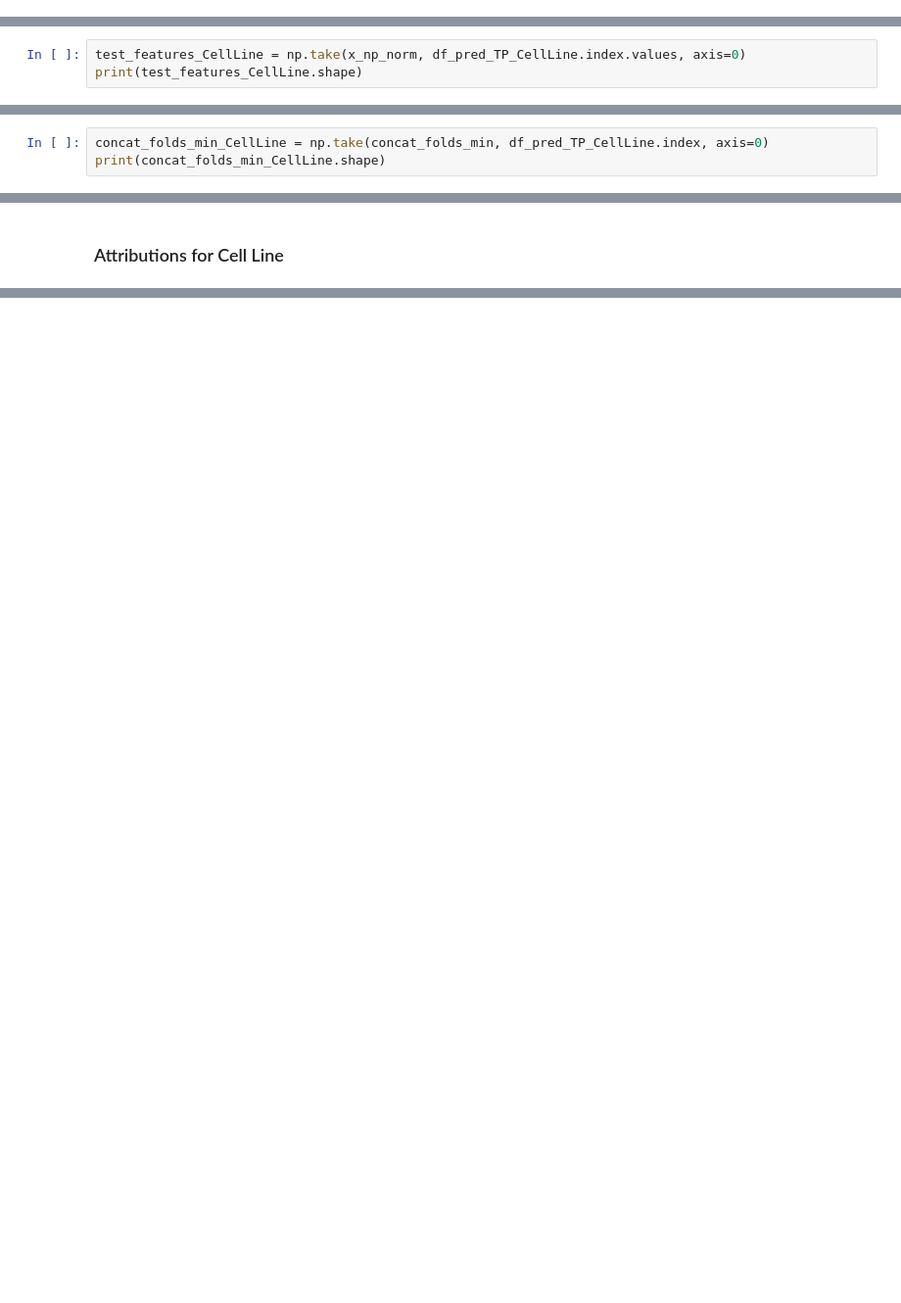
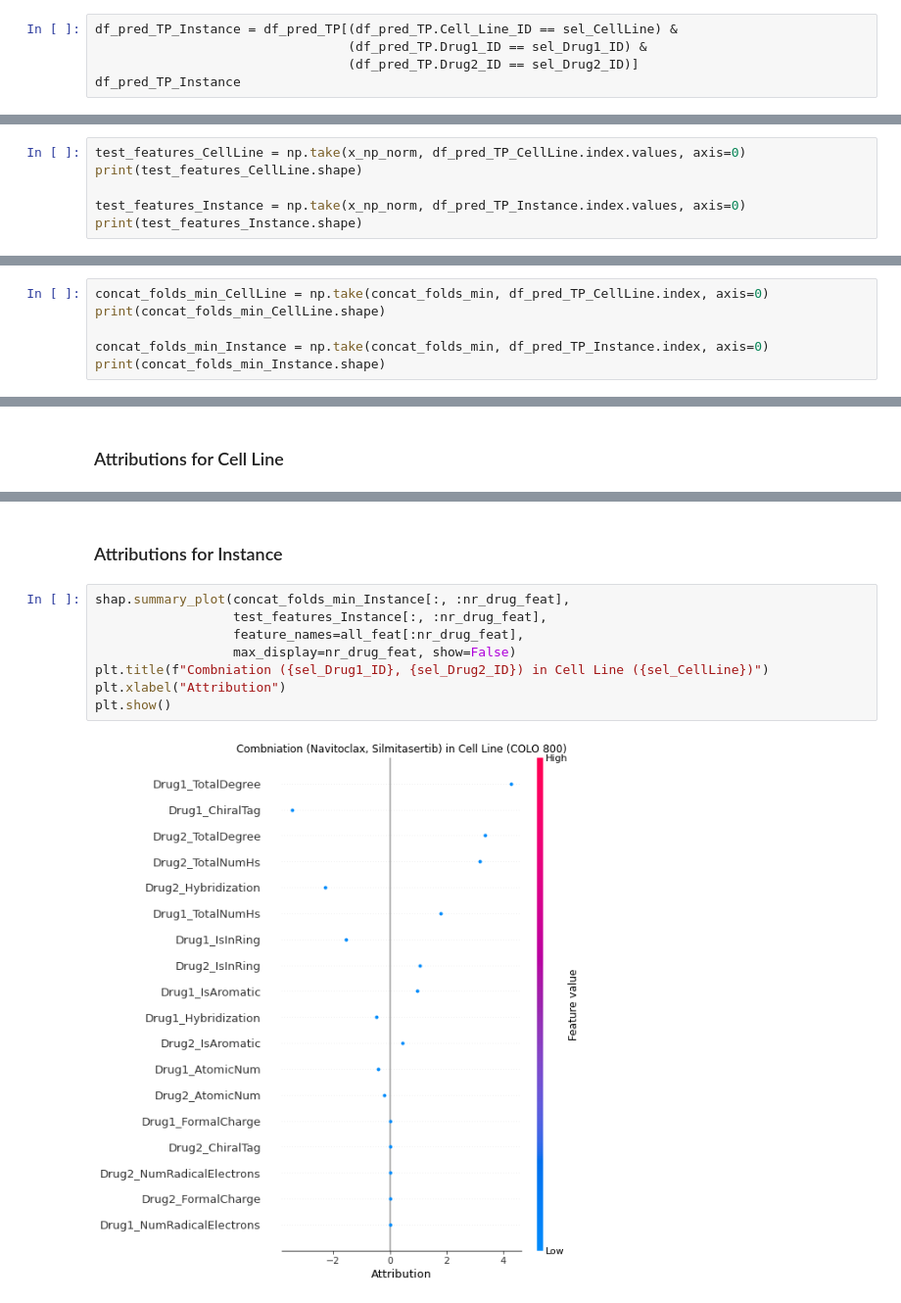
Before and after one commit to uzh-dqbm-cmi/graphnn, a Jupyter notebook: notebooks/AltModels/DeepAdr_train_eval-DrugComb-v1.5-5foldCV-AltModels-DeepSynergy.ipynb, the cells around one changed output, grey strips where cells are left out. Shown at 98% size. Cells and saved outputs as stored; diff of their text form; blank space fills up the shorter version.

```diff
--- a/notebooks/AltModels/DeepAdr_train_eval-DrugComb-v1.5-5foldCV-AltModels-DeepSynergy.ipynb
+++ b/notebooks/AltModels/DeepAdr_train_eval-DrugComb-v1.5-5foldCV-AltModels-DeepSynergy.ipynb
@@ -469,0 +533,5 @@ df_pred_TP_CellLine
+# %%
+df_pred_TP_Instance = df_pred_TP[(df_pred_TP.Cell_Line_ID == sel_CellLine) &
+                                 (df_pred_TP.Drug1_ID == sel_Drug1_ID) &
+                                 (df_pred_TP.Drug2_ID == sel_Drug2_ID)]
+df_pred_TP_Instance
@@ -542,5 +592,8 @@ test_features.shape
 # %%
 test_features_CellLine = np.take(x_np_norm, df_pred_TP_CellLine.index.values, axis=0)
 print(test_features_CellLine.shape)
+
+test_features_Instance = np.take(x_np_norm, df_pred_TP_Instance.index.values, axis=0)
+print(test_features_Instance.shape)
 # %% [output]
 (1180, 926)
@@ -670,5 +690,8 @@ concat_folds_min_max_avg.shape
 # %%
 concat_folds_min_CellLine = np.take(concat_folds_min, df_pred_TP_CellLine.index, axis=0)
 print(concat_folds_min_CellLine.shape)
+
+concat_folds_min_Instance = np.take(concat_folds_min, df_pred_TP_Instance.index, axis=0)
+print(concat_folds_min_Instance.shape)
 # %% [output]
 (1180, 926)
@@ -821,0 +844,12 @@ plt.show()
+# %% [markdown]
+### Attributions for Instance
+# %%
+shap.summary_plot(concat_folds_min_Instance[:, :nr_drug_feat],
+                  test_features_Instance[:, :nr_drug_feat],
+                  feature_names=all_feat[:nr_drug_feat],
+                  max_display=nr_drug_feat, show=False)
+plt.title(f"Combniation ({sel_Drug1_ID}, {sel_Drug2_ID}) in Cell Line ({sel_CellLine})")
+plt.xlabel("Attribution")
+plt.show()
+# %% [output]
+[figure, added]
```
Also changed, not shown: parts of 26 cells of this notebook.
